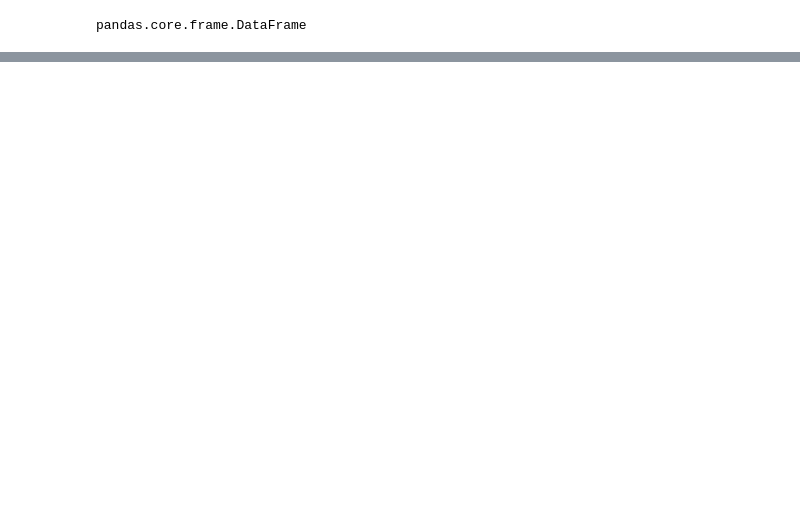
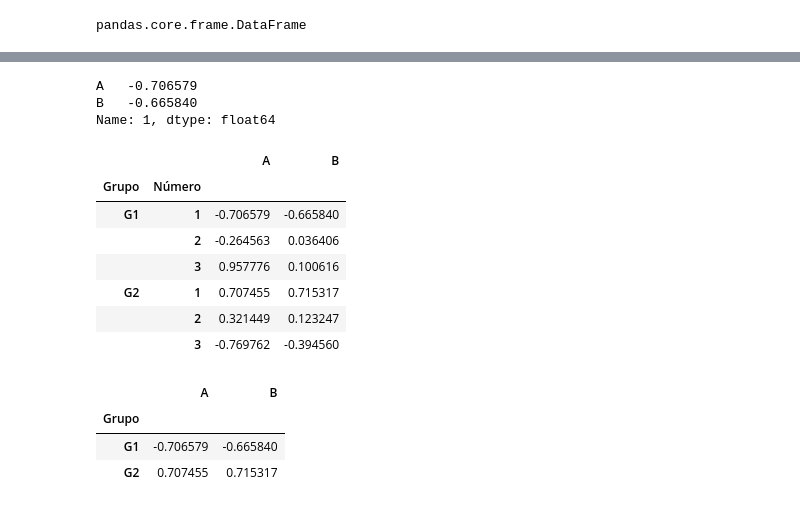
Before and after one commit to pierrialexandervidmar/Formacao_Asimov_DataScience_MachineLearning, a Jupyter notebook: Pandas/Fundamentos.ipynb, the cells around one changed output, grey strips where cells are left out. Cells and saved outputs as stored; diff of their text form; code cells hidden in the pictures; blank space fills up the shorter version.

```diff
--- a/Pandas/Fundamentos.ipynb
+++ b/Pandas/Fundamentos.ipynb
@@ -242,0 +280,6 @@ df[(df['Y'] > 0) & (df['X'] > 0)]
+# %%
+# Níveis de Índice
+outside = ['G1','G1','G1','G2','G2','G2']
+inside = [1,2,3,1,2,3]
+
+hier_index = list(zip(outside, inside))
@@ -242,0 +290,2 @@ df[(df['Y'] > 0) & (df['X'] > 0)]
+# %%
+hier_index = pd.MultiIndex.from_tuples(hier_index)
@@ -242,0 +302,3 @@ df[(df['Y'] > 0) & (df['X'] > 0)]
+# %%
+df = pd.DataFrame(np.random.randn(6,2), index=hier_index, columns=['A', 'B'])
+df
@@ -242,0 +313,29 @@ df[(df['Y'] > 0) & (df['X'] > 0)]
+# %%
+# loc (Localize a primeira linha do primeiro índice)
+df.loc['G1'].loc[1]
+# %% [output]
+A   -0.706579
+B   -0.665840
+Name: 1, dtype: float64
+# %%
+# Posso dar um nome aos indices
+df.index.names = ['Grupo', 'Número']
+df
+# %% [output]
+|  |  | A | B |
+| Grupo | Número |  |  |
+| G1 | 1 | -0.706579 | -0.665840 |
+|  | 2 | -0.264563 | 0.036406 |
+|  | 3 | 0.957776 | 0.100616 |
+| G2 | 1 | 0.707455 | 0.715317 |
+|  | 2 | 0.321449 | 0.123247 |
+|  | 3 | -0.769762 | -0.394560 |
+# %%
+# e acessar facilmente
+
+df.xs(1, level='Número')
+# %% [output]
+|  | A | B |
+| Grupo |  |  |
+| G1 | -0.706579 | -0.665840 |
+| G2 | 0.707455 | 0.715317 |
```
Also changed, not shown: parts of 27 cells of this notebook, 1 other file.
